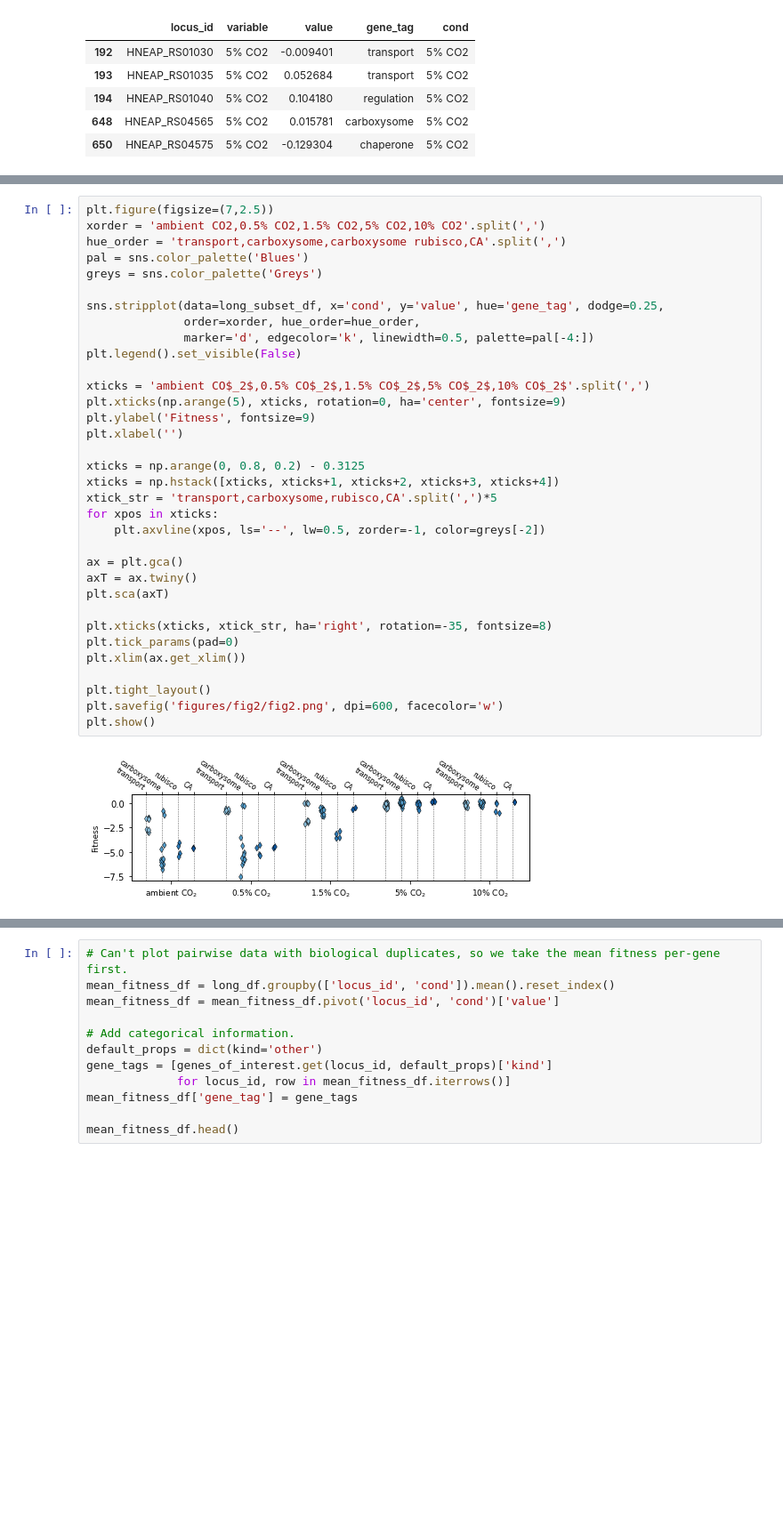
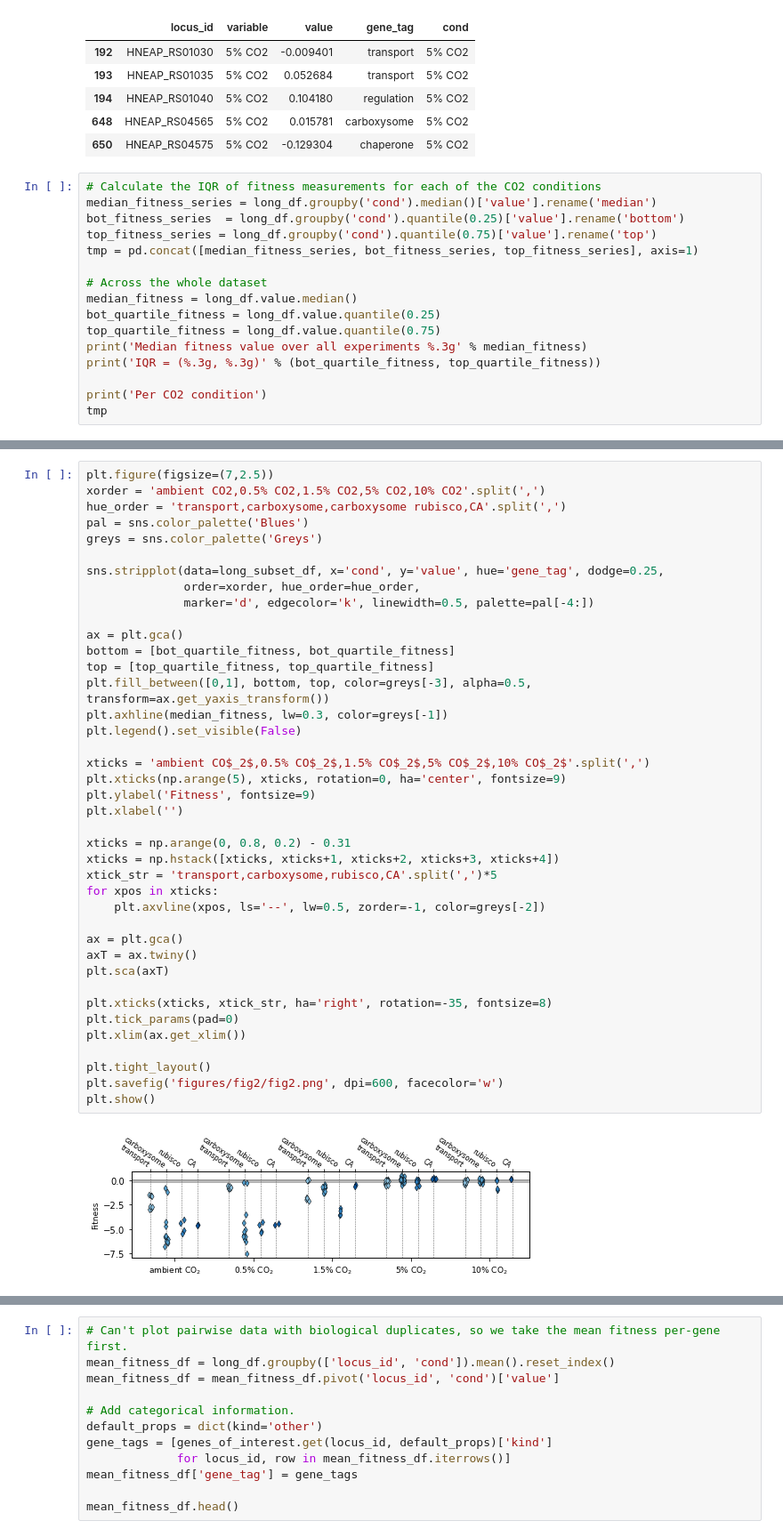
Before and after one commit to flamholz/ccm_evolution, a Jupyter notebook: notebooks/Fig2_Hnea_BarSeq.ipynb, the cells around one changed output, grey strips where cells are left out. Shown: that part at 89% size. Drawn from its saved outputs; the diff is of its cells as text; blank space fills up the shorter version.

```diff
--- a/notebooks/Fig2_Hnea_BarSeq.ipynb
+++ b/notebooks/Fig2_Hnea_BarSeq.ipynb
@@ -77,3 +77,19 @@ long_subset_df.head()
 | 194 | HNEAP_RS01040 | 5% CO2 | 0.104180 | regulation | 5% CO2 |
 | 648 | HNEAP_RS04565 | 5% CO2 | 0.015781 | carboxysome | 5% CO2 |
 | 650 | HNEAP_RS04575 | 5% CO2 | -0.129304 | chaperone | 5% CO2 |
+# %%
+# Calculate the IQR of fitness measurements for each of the CO2 conditions
+median_fitness_series = long_df.groupby('cond').median()['value'].rename('median')
+bot_fitness_series  = long_df.groupby('cond').quantile(0.25)['value'].rename('bottom')
+top_fitness_series = long_df.groupby('cond').quantile(0.75)['value'].rename('top')
+tmp = pd.concat([median_fitness_series, bot_fitness_series, top_fitness_series], axis=1)
+
+# Across the whole dataset
+median_fitness = long_df.value.median()
+bot_quartile_fitness = long_df.value.quantile(0.25)
+top_quartile_fitness = long_df.value.quantile(0.75)
+print('Median fitness value over all experiments %.3g' % median_fitness)
+print('IQR = (%.3g, %.3g)' % (bot_quartile_fitness, top_quartile_fitness))
+
+print('Per CO2 condition')
+tmp
@@ -84,32 +111,38 @@ hue_order = 'transport,carboxysome,carboxysome rubisco,CA'.split(',')
 pal = sns.color_palette('Blues')
 greys = sns.color_palette('Greys')
 
 sns.stripplot(data=long_subset_df, x='cond', y='value', hue='gene_tag', dodge=0.25,
               order=xorder, hue_order=hue_order,
               marker='d', edgecolor='k', linewidth=0.5, palette=pal[-4:])
+
+ax = plt.gca()
+bottom = [bot_quartile_fitness, bot_quartile_fitness]
+top = [top_quartile_fitness, top_quartile_fitness]
+plt.fill_between([0,1], bottom, top, color=greys[-3], alpha=0.5, transform=ax.get_yaxis_transform())
+plt.axhline(median_fitness, lw=0.3, color=greys[-1])
 plt.legend().set_visible(False)
 
 xticks = 'ambient CO$_2$,0.5% CO$_2$,1.5% CO$_2$,5% CO$_2$,10% CO$_2$'.split(',')
 plt.xticks(np.arange(5), xticks, rotation=0, ha='center', fontsize=9)
 plt.ylabel('Fitness', fontsize=9)
 plt.xlabel('')
 
-xticks = np.arange(0, 0.8, 0.2) - 0.3125
+xticks = np.arange(0, 0.8, 0.2) - 0.31
 xticks = np.hstack([xticks, xticks+1, xticks+2, xticks+3, xticks+4])
 xtick_str = 'transport,carboxysome,rubisco,CA'.split(',')*5
 for xpos in xticks:
     plt.axvline(xpos, ls='--', lw=0.5, zorder=-1, color=greys[-2])
 
 ax = plt.gca()
 axT = ax.twiny()
 plt.sca(axT)
 
 plt.xticks(xticks, xtick_str, ha='right', rotation=-35, fontsize=8)
 plt.tick_params(pad=0)
 plt.xlim(ax.get_xlim())
 
 plt.tight_layout()
 plt.savefig('figures/fig2/fig2.png', dpi=600, facecolor='w')
 plt.show()
 # %% [output]
-[figure, old version]
+[figure, new version]
```
Also changed, not shown: parts of 5 cells of this notebook, 8 other files.
